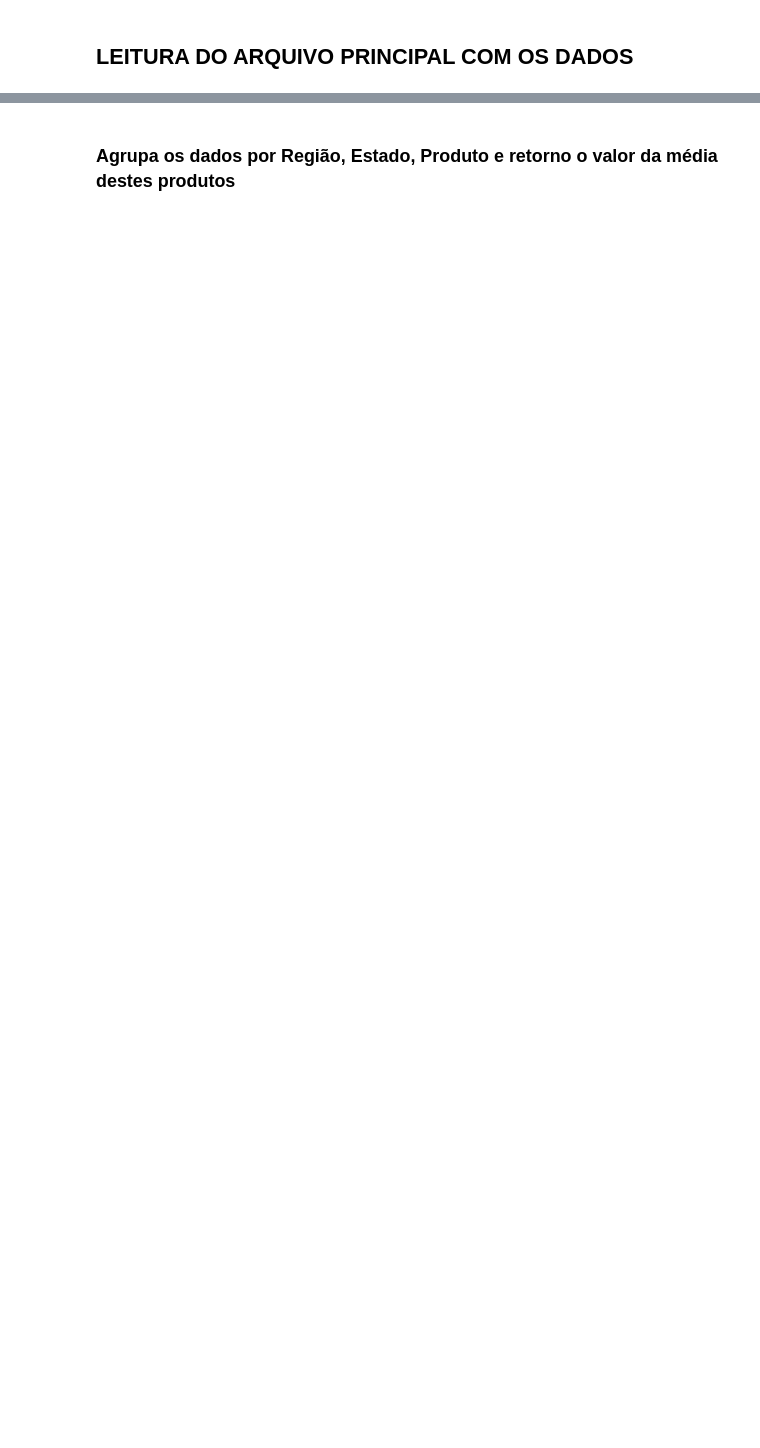
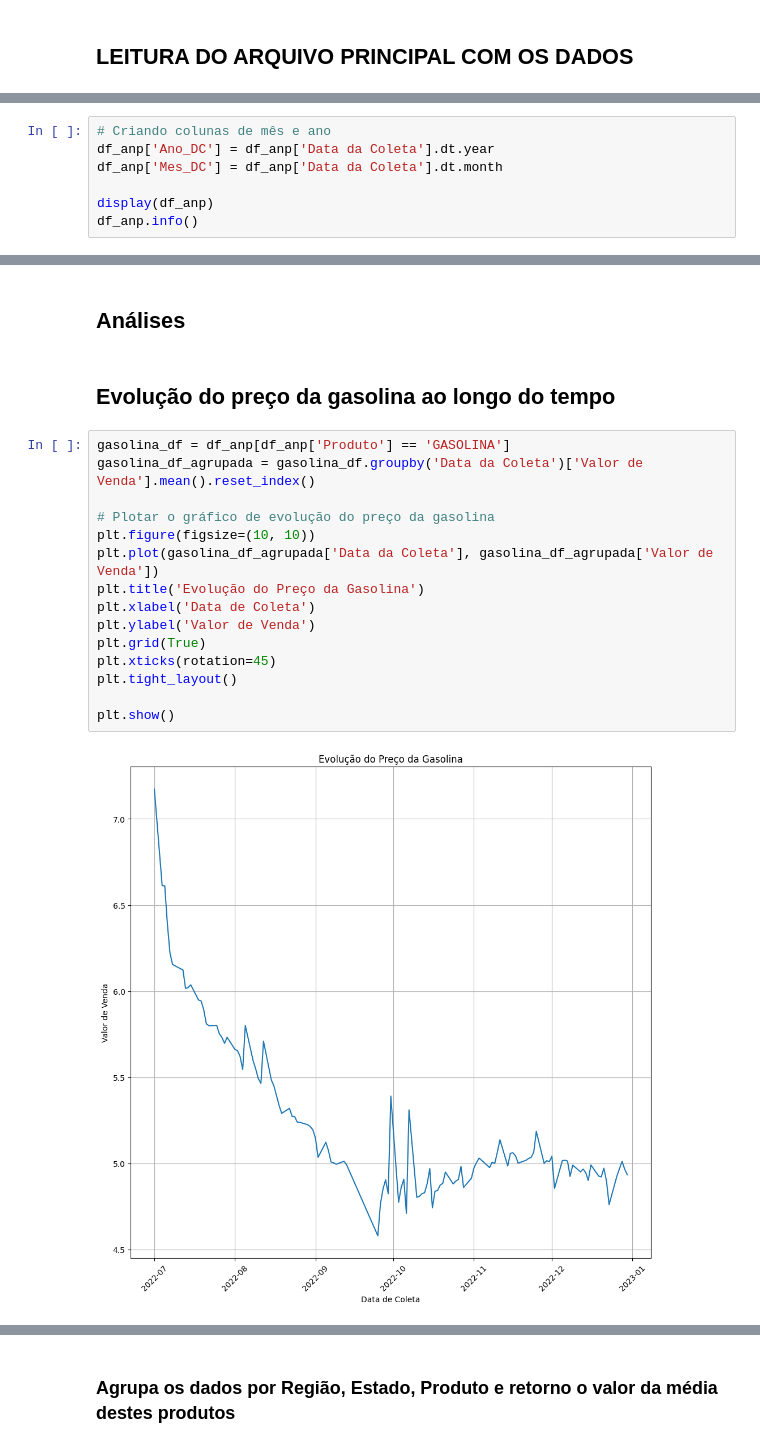
Before and after one commit to anazanetti/Analise_exploratoria, a Jupyter notebook: teste_rascunho.ipynb, the cells around one changed output, grey strips where cells are left out. Saved outputs shown, nothing was run; the diff lists cells and outputs as text; blank space fills up the shorter version.

```diff
--- a/teste_rascunho.ipynb
+++ b/teste_rascunho.ipynb
@@ -41,3 +45,10 @@ Data columns (total 16 columns):
  15  Bandeira           378078 non-null  object
 dtypes: datetime64[ns](1), float64(2), object(13)
 memory usage: 46.2+ MB
+# %%
+# Criando colunas de mês e ano
+df_anp['Ano_DC'] = df_anp['Data da Coleta'].dt.year
+df_anp['Mes_DC'] = df_anp['Data da Coleta'].dt.month
+
+display(df_anp)
+df_anp.info()
@@ -43,0 +127,21 @@ memory usage: 46.2+ MB
+# %% [markdown]
+## Análises
+# %% [markdown]
+## Evolução do preço da gasolina ao longo do tempo
+# %%
+gasolina_df = df_anp[df_anp['Produto'] == 'GASOLINA']
+gasolina_df_agrupada = gasolina_df.groupby('Data da Coleta')['Valor de Venda'].mean().reset_index()
+
+# Plotar o gráfico de evolução do preço da gasolina
+plt.figure(figsize=(10, 10))
+plt.plot(gasolina_df_agrupada['Data da Coleta'], gasolina_df_agrupada['Valor de Venda'])
+plt.title('Evolução do Preço da Gasolina')
+plt.xlabel('Data de Coleta')
+plt.ylabel('Valor de Venda')
+plt.grid(True)
+plt.xticks(rotation=45)
+plt.tight_layout()
+
+plt.show()
+# %% [output]
+[figure, added]
```
Also changed, not shown: parts of 19 cells of this notebook.
